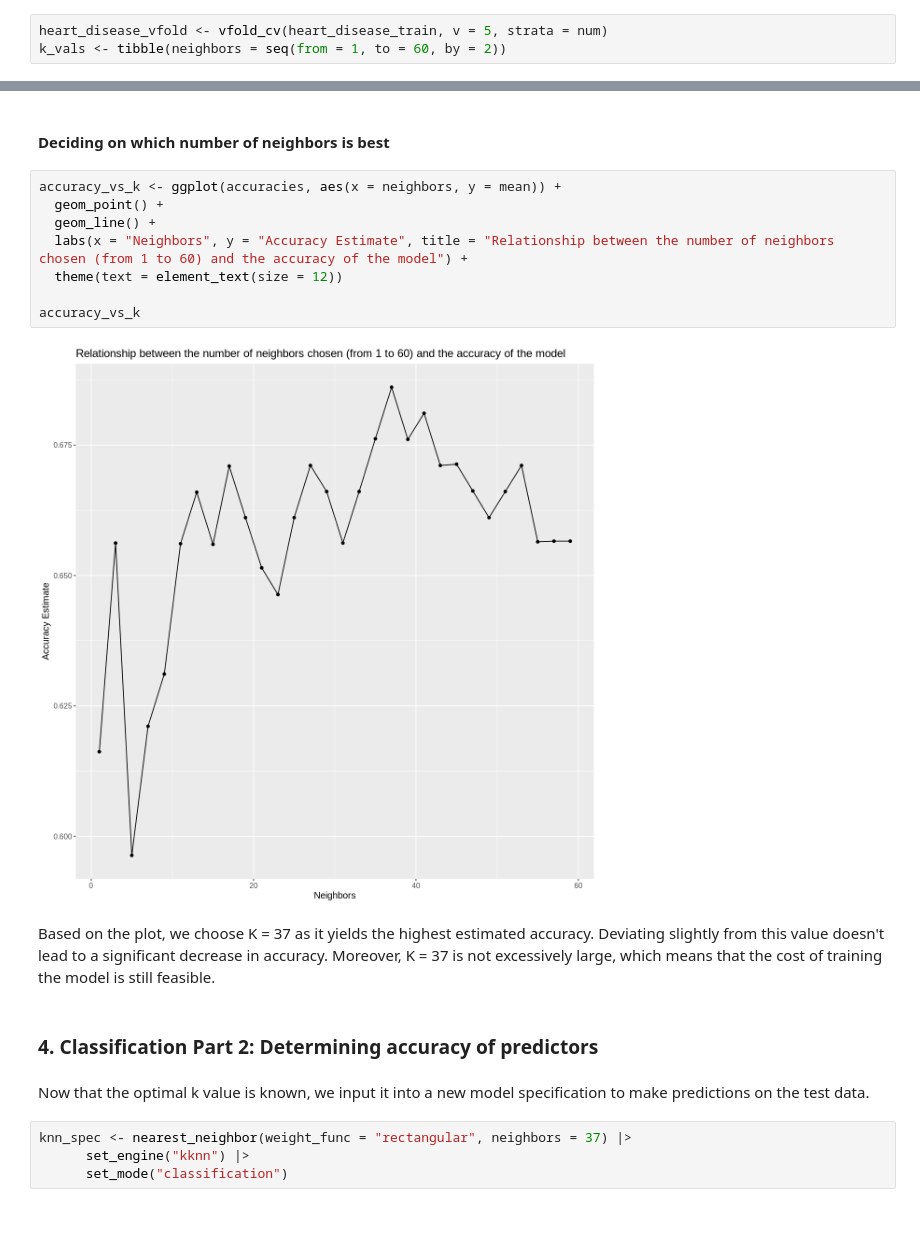
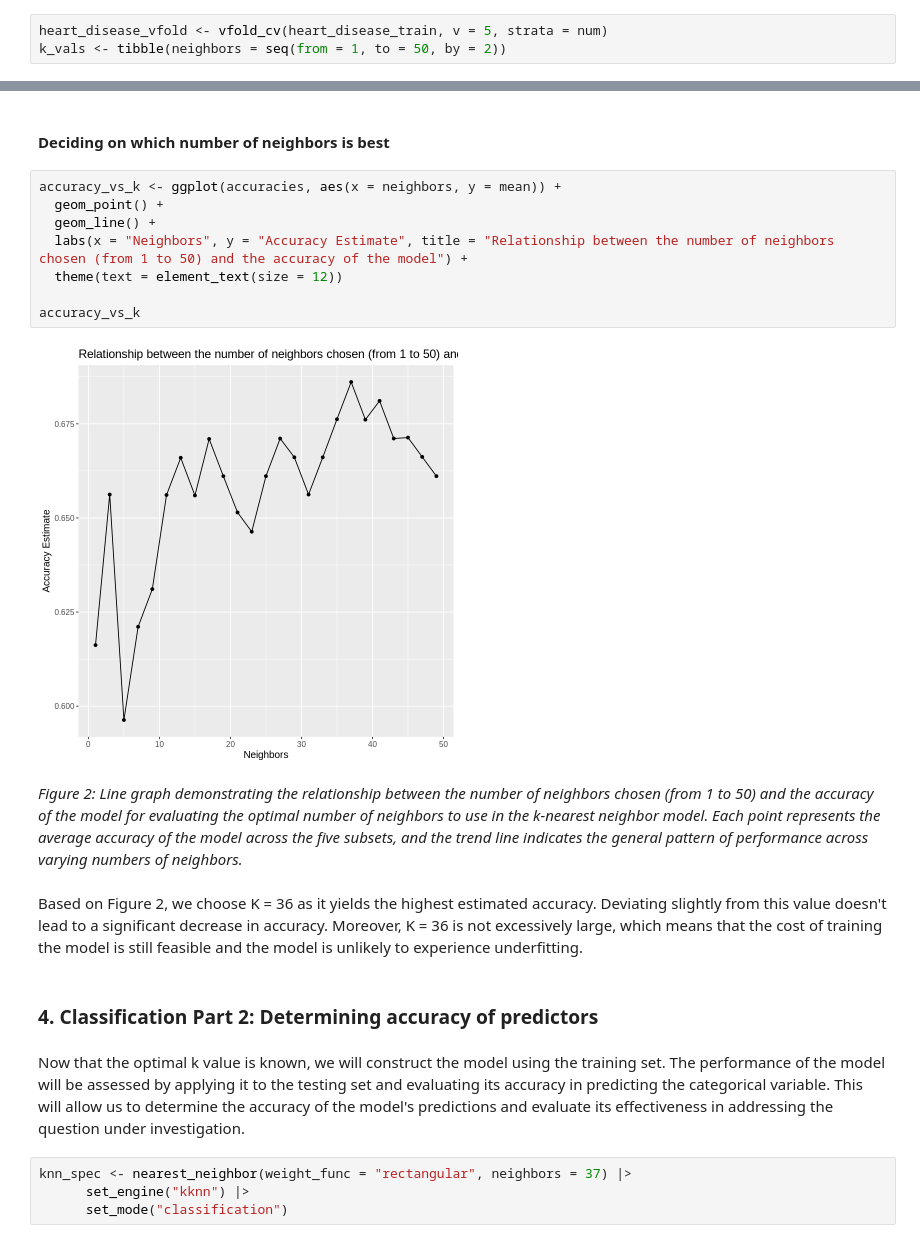
Before and after one commit to juliahudea/dsci-100-project, a Jupyter notebook: Group_Project_Report_Final.ipynb, the cells around one changed output, grey strips where cells are left out. Cells and saved outputs as stored; diff of their text form.

```diff
--- a/Group_Project_Report_Final.ipynb
+++ b/Group_Project_Report_Final.ipynb
@@ -210,6 +210,6 @@ Centering for all_predictors()
 # %%
 heart_disease_vfold <- vfold_cv(heart_disease_train, v = 5, strata = num)
-k_vals <- tibble(neighbors = seq(from = 1, to = 60, by = 2))
+k_vals <- tibble(neighbors = seq(from = 1, to = 50, by = 2))
 # %% [markdown]
 #### Creating the workflow and computing the accuracy
 # %%
@@ -240,19 +240,21 @@ A tibble: 30 × 7
 # %%
 accuracy_vs_k <- ggplot(accuracies, aes(x = neighbors, y = mean)) +
   geom_point() +
   geom_line() +
-  labs(x = "Neighbors", y = "Accuracy Estimate", title = "Relationship between the number of neighbors chosen (from 1 to 60) and the accuracy of the model") +
+  labs(x = "Neighbors", y = "Accuracy Estimate", title = "Relationship between the number of neighbors chosen (from 1 to 50) and the accuracy of the model") +
   theme(text = element_text(size = 12))
 
 accuracy_vs_k
 # %% [output]
-[figure, old version]
+[figure, new version]
+# %% [markdown]
+*Figure 2: Line graph demonstrating the relationship between the number of neighbors chosen (from 1 to 50) and the accuracy of the model for evaluating the optimal number of neighbors to use in the k-nearest neighbor model. Each point represents the average accuracy of the model across the five subsets, and the trend line indicates the general pattern of performance across varying numbers of neighbors.*
 # %% [markdown]
-Based on the plot, we choose K = 37 as it yields the highest estimated accuracy. Deviating slightly from this value doesn't lead to a significant decrease in accuracy. Moreover, K = 37 is not excessively large, which means that the cost of training the model is still feasible.
+Based on Figure 2, we choose K = 36 as it yields the highest estimated accuracy. Deviating slightly from this value doesn't lead to a significant decrease in accuracy. Moreover, K = 36 is not excessively large, which means that the cost of training the model is still feasible and the model is unlikely to experience underfitting.
 # %% [markdown]
 ### 4. Classification Part 2: Determining accuracy of predictors
 # %% [markdown]
-Now that the optimal k value is known, we input it into a new model specification to make predictions on the test data.
+Now that the optimal k value is known, we will construct the model using the training set. The performance of the model will be assessed by applying it to the testing set and evaluating its accuracy in predicting the categorical variable. This will allow us to determine the accuracy of the model's predictions and evaluate its effectiveness in addressing the question under investigation.
 # %%
 knn_spec <- nearest_neighbor(weight_func = "rectangular", neighbors = 37) |>
       set_engine("kknn") |>
```
Also changed, not shown: parts of 23 cells of this notebook.
